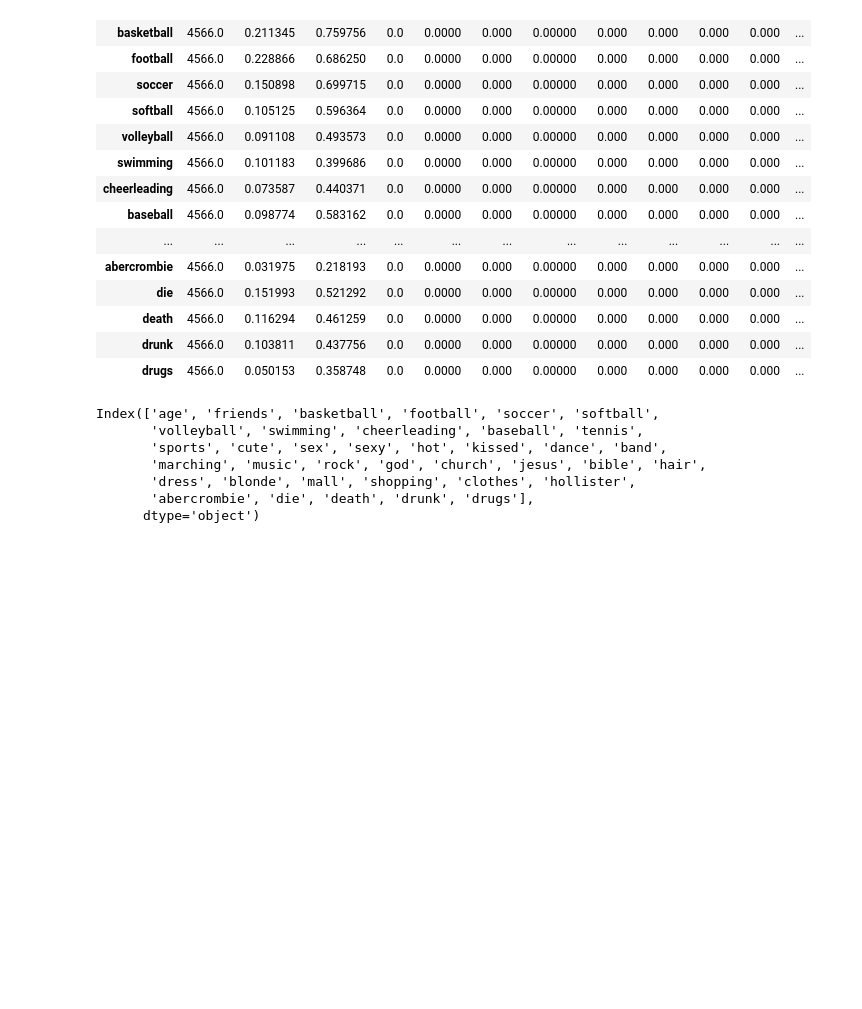
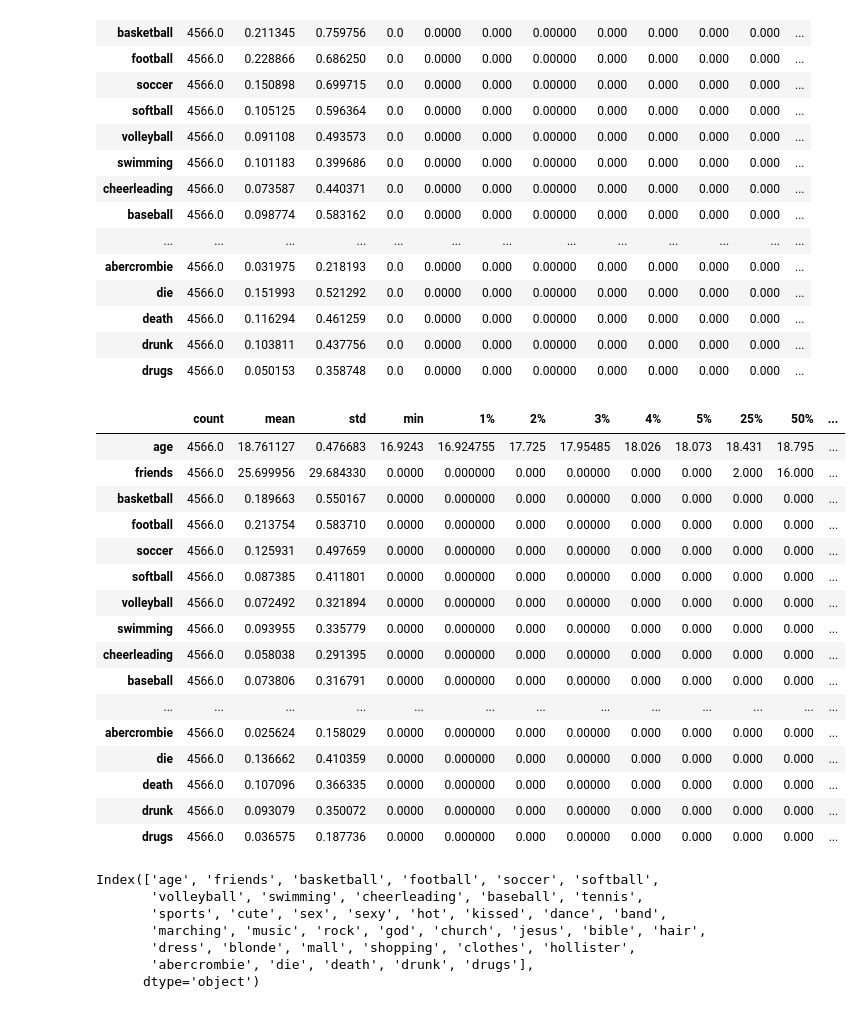
Before and after one commit to incognito-r/Data-Science, a Jupyter notebook: 06 Machine Learning/Unsupervised/Kmeans_clustering.ipynb, the cells around one changed output. Cells and saved outputs as stored; diff of their text form; code cells hidden in the pictures; blank space fills up the shorter version.

```diff
--- a/06 Machine Learning/Unsupervised/Kmeans_clustering.ipynb
+++ b/06 Machine Learning/Unsupervised/Kmeans_clustering.ipynb
@@ -181,3 +189,23 @@ num_data=df.select_dtypes(include=np.number)
+# %%
+num_data.describe(percentiles=[0.01,.02,.03,.04,.05,0.25,0.5,0.75,0.90,.95,.96,.97,.98,.99]).T
+# %% [output]
+|  | count | mean | std | min | 1% | 2% | 3% | 4% | 5% | 25% | 50% | ... |
+| age | 4566.0 | 18.761127 | 0.476683 | 16.9243 | 16.924755 | 17.725 | 17.95485 | 18.026 | 18.073 | 18.431 | 18.795 | ... |
+| friends | 4566.0 | 25.699956 | 29.684330 | 0.0000 | 0.000000 | 0.000 | 0.00000 | 0.000 | 0.000 | 2.000 | 16.000 | ... |
+| basketball | 4566.0 | 0.189663 | 0.550167 | 0.0000 | 0.000000 | 0.000 | 0.00000 | 0.000 | 0.000 | 0.000 | 0.000 | ... |
+| football | 4566.0 | 0.213754 | 0.583710 | 0.0000 | 0.000000 | 0.000 | 0.00000 | 0.000 | 0.000 | 0.000 | 0.000 | ... |
+| soccer | 4566.0 | 0.125931 | 0.497659 | 0.0000 | 0.000000 | 0.000 | 0.00000 | 0.000 | 0.000 | 0.000 | 0.000 | ... |
+| softball | 4566.0 | 0.087385 | 0.411801 | 0.0000 | 0.000000 | 0.000 | 0.00000 | 0.000 | 0.000 | 0.000 | 0.000 | ... |
+| volleyball | 4566.0 | 0.072492 | 0.321894 | 0.0000 | 0.000000 | 0.000 | 0.00000 | 0.000 | 0.000 | 0.000 | 0.000 | ... |
+| swimming | 4566.0 | 0.093955 | 0.335779 | 0.0000 | 0.000000 | 0.000 | 0.00000 | 0.000 | 0.000 | 0.000 | 0.000 | ... |
+| cheerleading | 4566.0 | 0.058038 | 0.291395 | 0.0000 | 0.000000 | 0.000 | 0.00000 | 0.000 | 0.000 | 0.000 | 0.000 | ... |
+| baseball | 4566.0 | 0.073806 | 0.316791 | 0.0000 | 0.000000 | 0.000 | 0.00000 | 0.000 | 0.000 | 0.000 | 0.000 | ... |
+| ... | ... | ... | ... | ... | ... | ... | ... | ... | ... | ... | ... | ... |
+| abercrombie | 4566.0 | 0.025624 | 0.158029 | 0.0000 | 0.000000 | 0.000 | 0.00000 | 0.000 | 0.000 | 0.000 | 0.000 | ... |
+| die | 4566.0 | 0.136662 | 0.410359 | 0.0000 | 0.000000 | 0.000 | 0.00000 | 0.000 | 0.000 | 0.000 | 0.000 | ... |
+| death | 4566.0 | 0.107096 | 0.366335 | 0.0000 | 0.000000 | 0.000 | 0.00000 | 0.000 | 0.000 | 0.000 | 0.000 | ... |
+| drunk | 4566.0 | 0.093079 | 0.350072 | 0.0000 | 0.000000 | 0.000 | 0.00000 | 0.000 | 0.000 | 0.000 | 0.000 | ... |
+| drugs | 4566.0 | 0.036575 | 0.187736 | 0.0000 | 0.000000 | 0.000 | 0.00000 | 0.000 | 0.000 | 0.000 | 0.000 | ... |
 # %%
 num_data.columns
 # %% [output]
```
Also changed, not shown: parts of 12 cells of this notebook, 6 other files.
